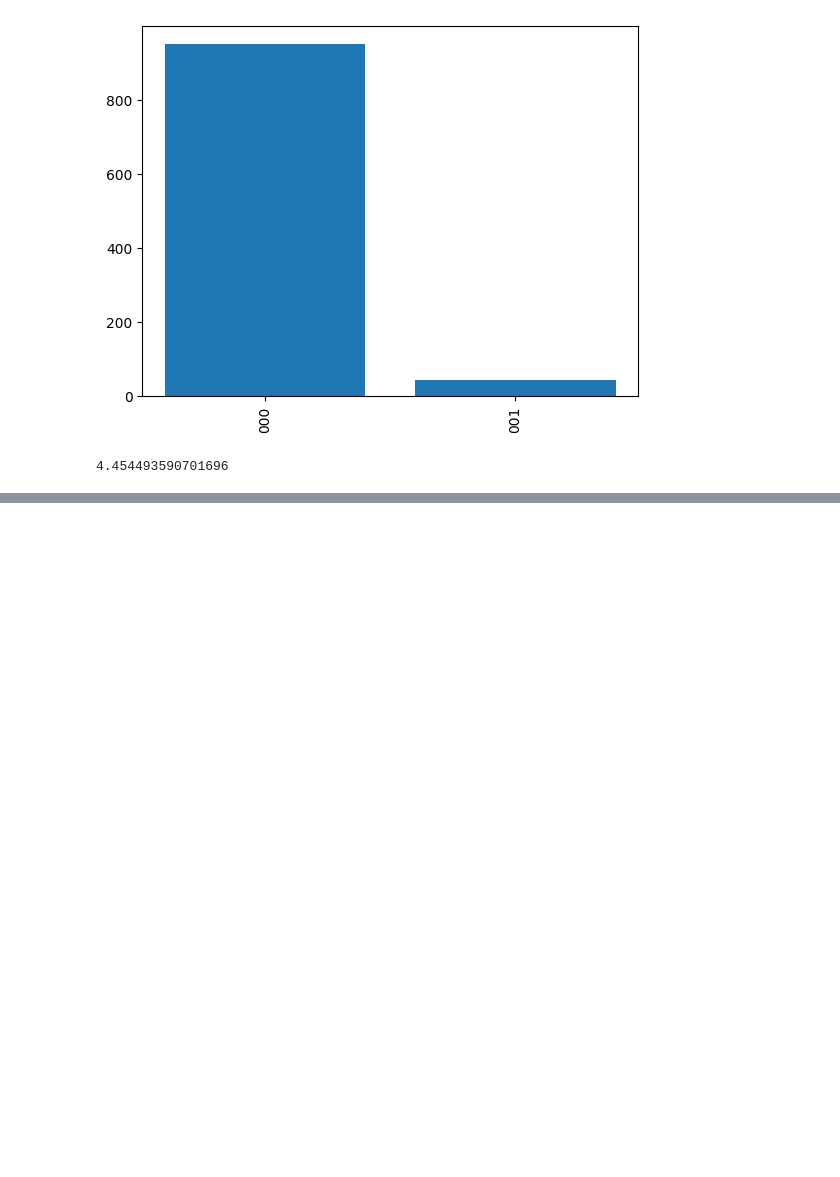
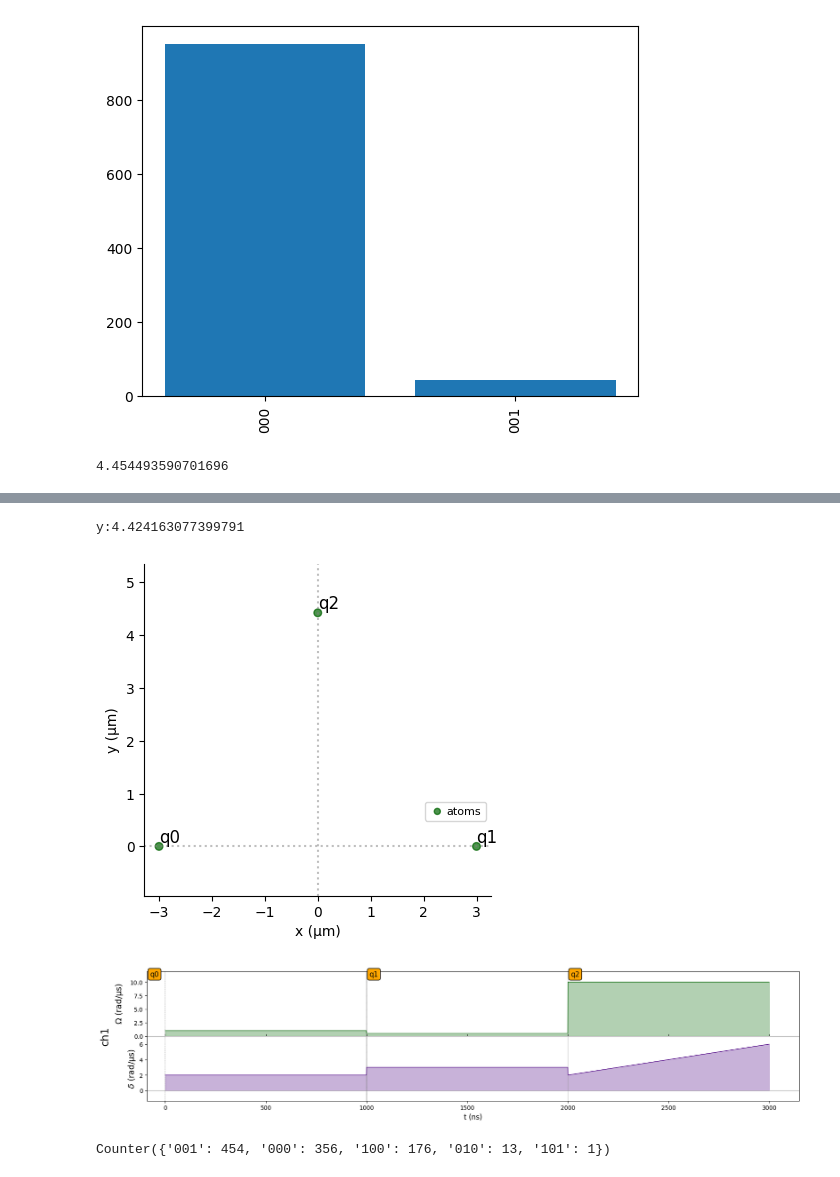
Before and after one commit to Kuift/Pasqal_0419, a Jupyter notebook: 414/pseudopascal.ipynb, the cells around one changed output, grey strips where cells are left out. Drawn from its saved outputs; the diff is of its cells as text; code cells hidden in the pictures; blank space fills up the shorter version.

```diff
--- a/414/pseudopascal.ipynb
+++ b/414/pseudopascal.ipynb
@@ -175,0 +120,57 @@ d2
+# %%
+import numpy as np
+import pulser
+from pulser import Register, Sequence, Pulse
+from matplotlib import pyplot as plt
+from pulser.waveforms import ConstantWaveform, RampWaveform
+import math
+device = pulser.MockDevice #
+device = pulser.DigitalAnalogDevice # only 1 rydberg_local channel available at a time
+def get_registers(distance1,distance2):
+    y = math.sqrt(abs((distance1/2)**2 - distance2**2))
+    print(f'y:{y}')
+    return Register({
+    "q0": (-distance1/2, 0),
+    "q1": (distance1/2, 0),
+    "q2": (0, y),
+    })
+
+R_ij = 6 # distance in micrometers
+dist_1 = R_ij
+dist_2 = (0.5*(dist_1**6))**(1/6)
+
+reg = get_registers(dist_1,dist_2)
+
+reg.draw()
+
+rabi_freq_amp = RampWaveform(1000, 1.0, 1.0)
+
+pulse = Pulse(rabi_freq_amp, detuning=RampWaveform(1000, 2.0, 2.0), phase=0)
+pulse2 = Pulse(rabi_freq_amp/2, detuning=RampWaveform(1000, 3.0, 3.0), phase=0)
+pulse3 = Pulse(rabi_freq_amp*10, detuning=RampWaveform(1000, 2.0, 6.0), phase=0)
+
+sequence = pulser.Sequence(reg, device)
+sequence.declare_channel("ch1", "rydberg_local","q0")
+sequence.add(pulse, "ch1")
+sequence.target("q1", "ch1")
+sequence.add(pulse2, "ch1")
+sequence.target("q2", "ch1")
+sequence.add(pulse3, "ch1")
+
+# sequence.declare_channel("ch2", "rydberg_local","q1")
+# sequence.declare_channel("ch3", "rydberg_local","q2")
+# can't have multiple target locally changed at the same time on digitalanalog device
+
+# sequence.add(pulse, "ch2")
+# sequence.add(pulse, "ch3")
+sequence.draw()
+
+backend = pulser.backends.QutipBackend(sequence)
+result = backend.run()
+
+result.sample_final_state(1000)
+# %% [output]
+y:4.424163077399791
+[figure, added]
+[figure, added]
+Counter({'001': 454, '000': 356, '100': 176, '010': 13, '101': 1})
```
Also changed, not shown: parts of 9 cells of this notebook, 1 other file.
